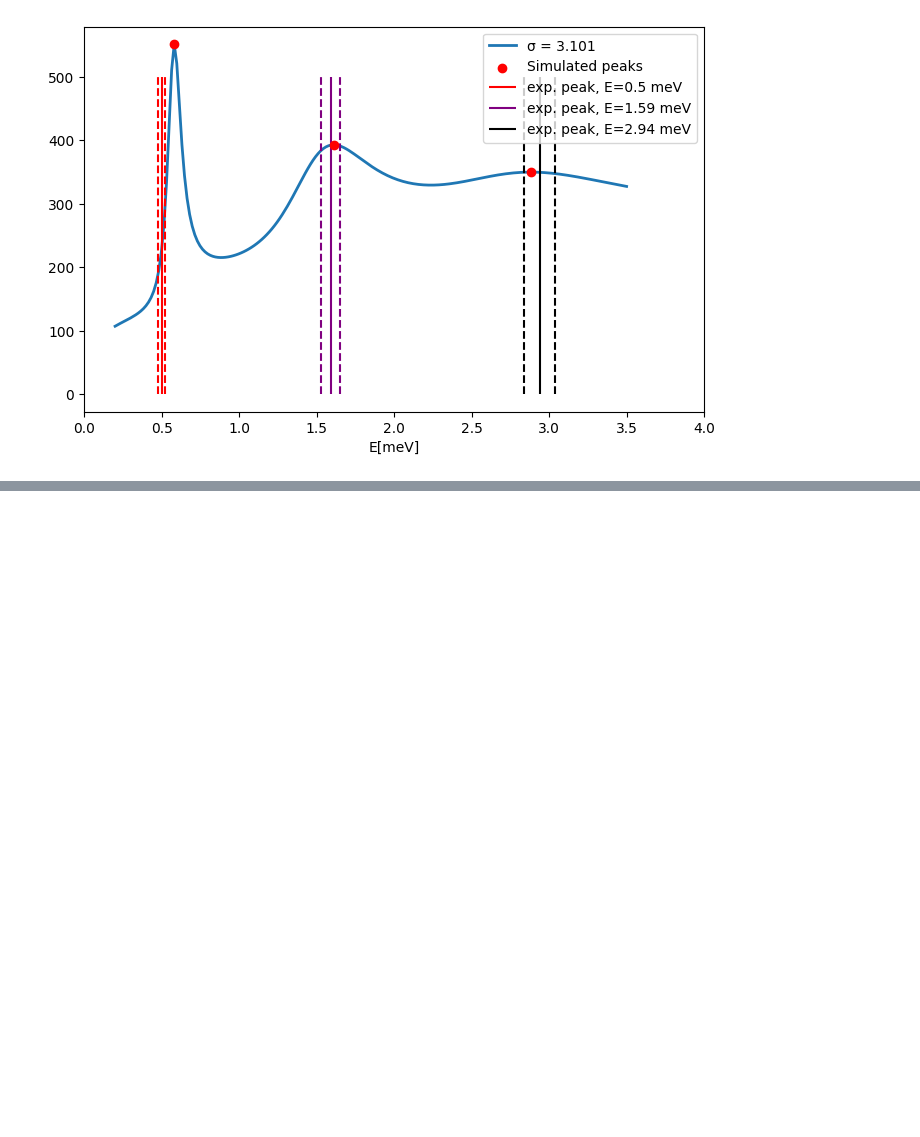
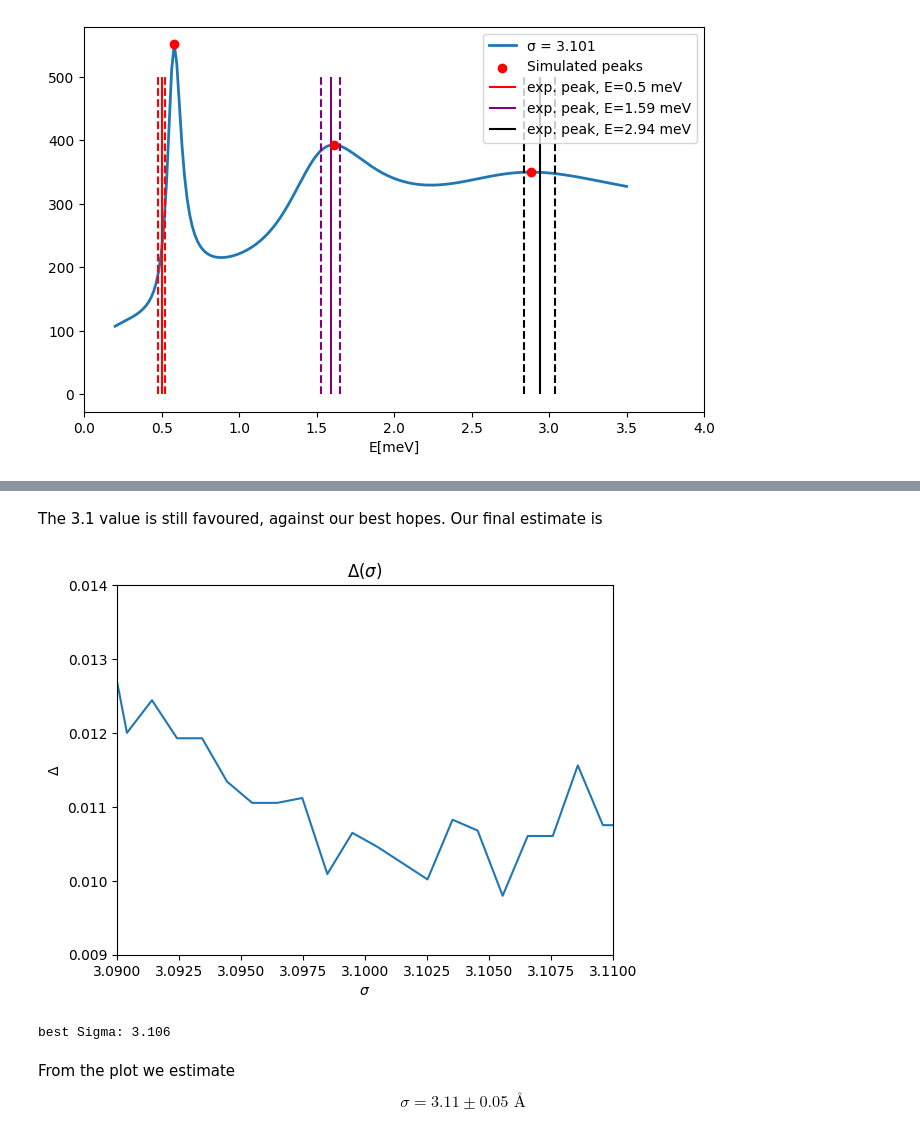
Before and after one commit to marcobeIIa/computational_physics, a Jupyter notebook: Lusvardi_Bella_Parolini_H_Kr_scattering.ipynb, the cells around one changed output, grey strips where cells are left out. Drawn from its saved outputs; the diff is of its cells as text; code cells hidden in the pictures; blank space fills up the shorter version.

```diff
--- a/Lusvardi_Bella_Parolini_H_Kr_scattering.ipynb
+++ b/Lusvardi_Bella_Parolini_H_Kr_scattering.ipynb
@@ -807,0 +842,21 @@ IndexError: list index out of range
+# %% [markdown]
+The 3.1 value is still favoured, against our best hopes. Our final estimate is
+# %%
+plt.plot(new_sigma2, DELTA)
+
+plt.xlabel(r"$\sigma$")
+plt.ylabel(r"$\Delta$")
+plt.title(r"$\Delta(\sigma)$")
+plt.xlim(3.09,3.11)
+plt.ylim(0.009,0.014)
+plt.show()
+
+print(f"\nbest Sigma: {best_result['sigma']:.3f}")
+# %% [output]
+[figure, added]
+best Sigma: 3.106
+# %% [markdown]
+From the plot we estimate
+\begin{equation}
+\sigma = 3.11 \pm 0.05 \text{ Å}
+\end{equation}
```
Also changed, not shown: parts of 5 cells of this notebook.
